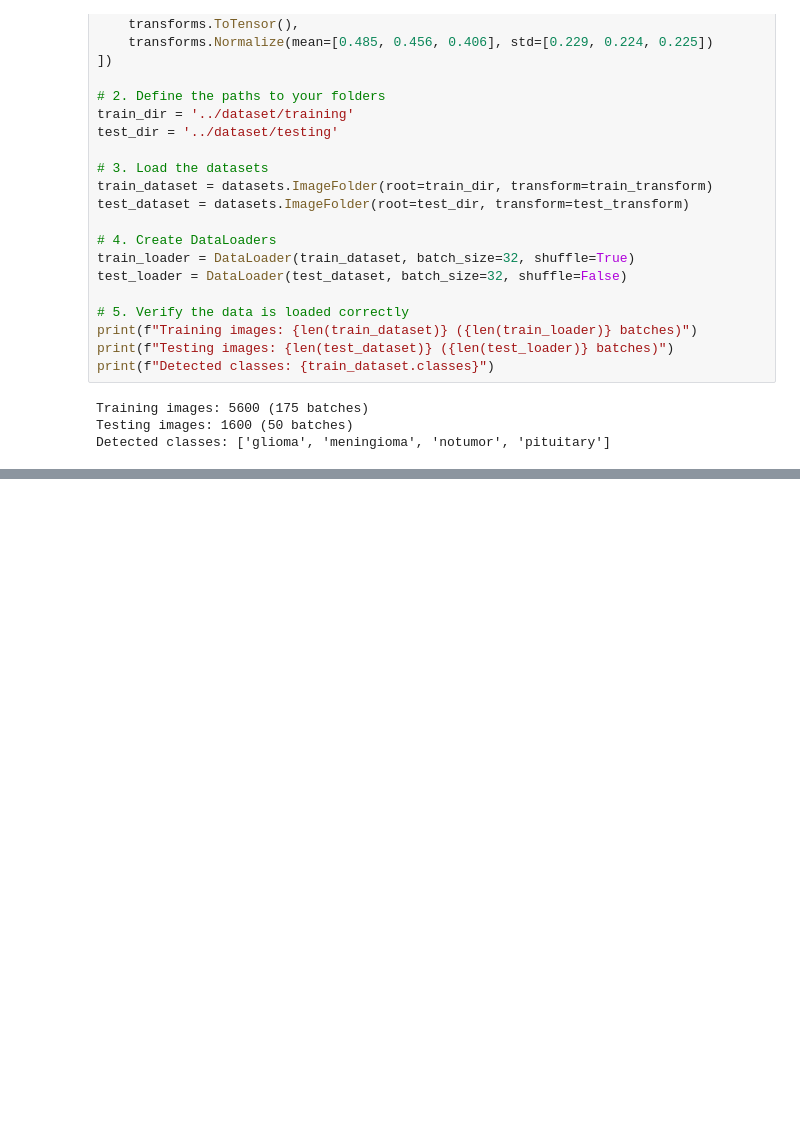
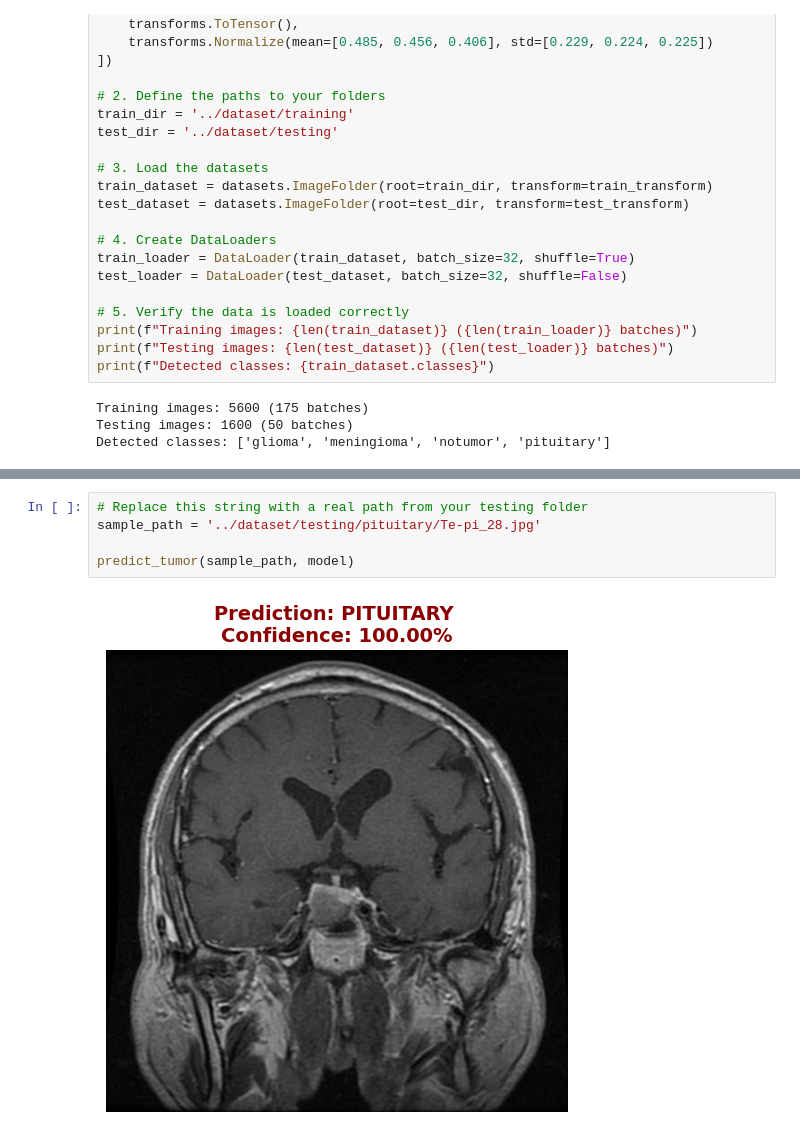
Before and after one commit to ykr1008/Brain-Tumor-Gradcam, a Jupyter notebook: notebooks/test.ipynb, the cells around one changed output, grey strips where cells are left out. Cells and saved outputs as stored; diff of their text form; blank space fills up the shorter version.

```diff
--- a/notebooks/test.ipynb
+++ b/notebooks/test.ipynb
@@ -248,0 +282,7 @@ plt.show()
+# %%
+# Replace this string with a real path from your testing folder
+sample_path = '../dataset/testing/pituitary/Te-pi_28.jpg'
+
+predict_tumor(sample_path, model)
+# %% [output]
+[figure, added]
```
Also changed, not shown: parts of 8 cells of this notebook.
